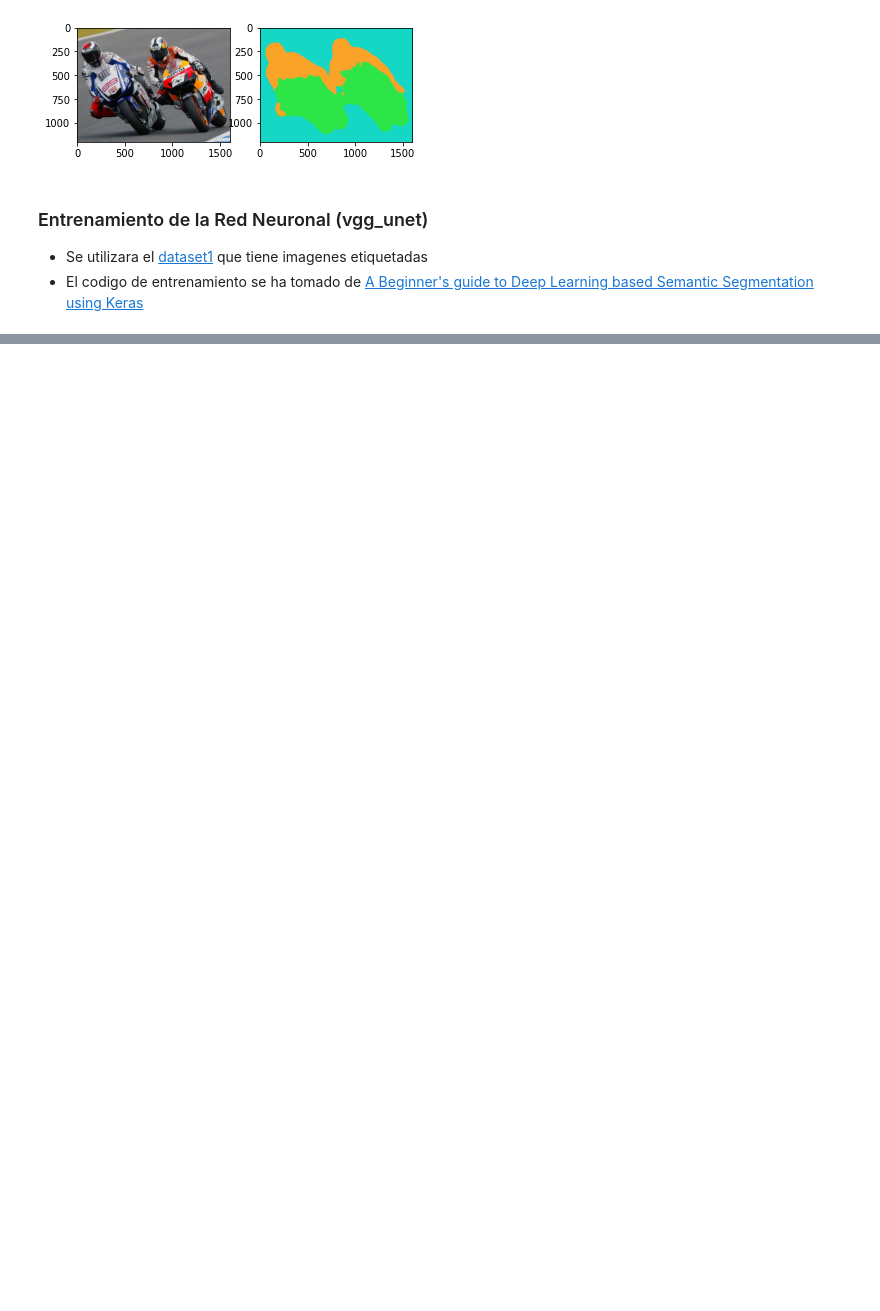
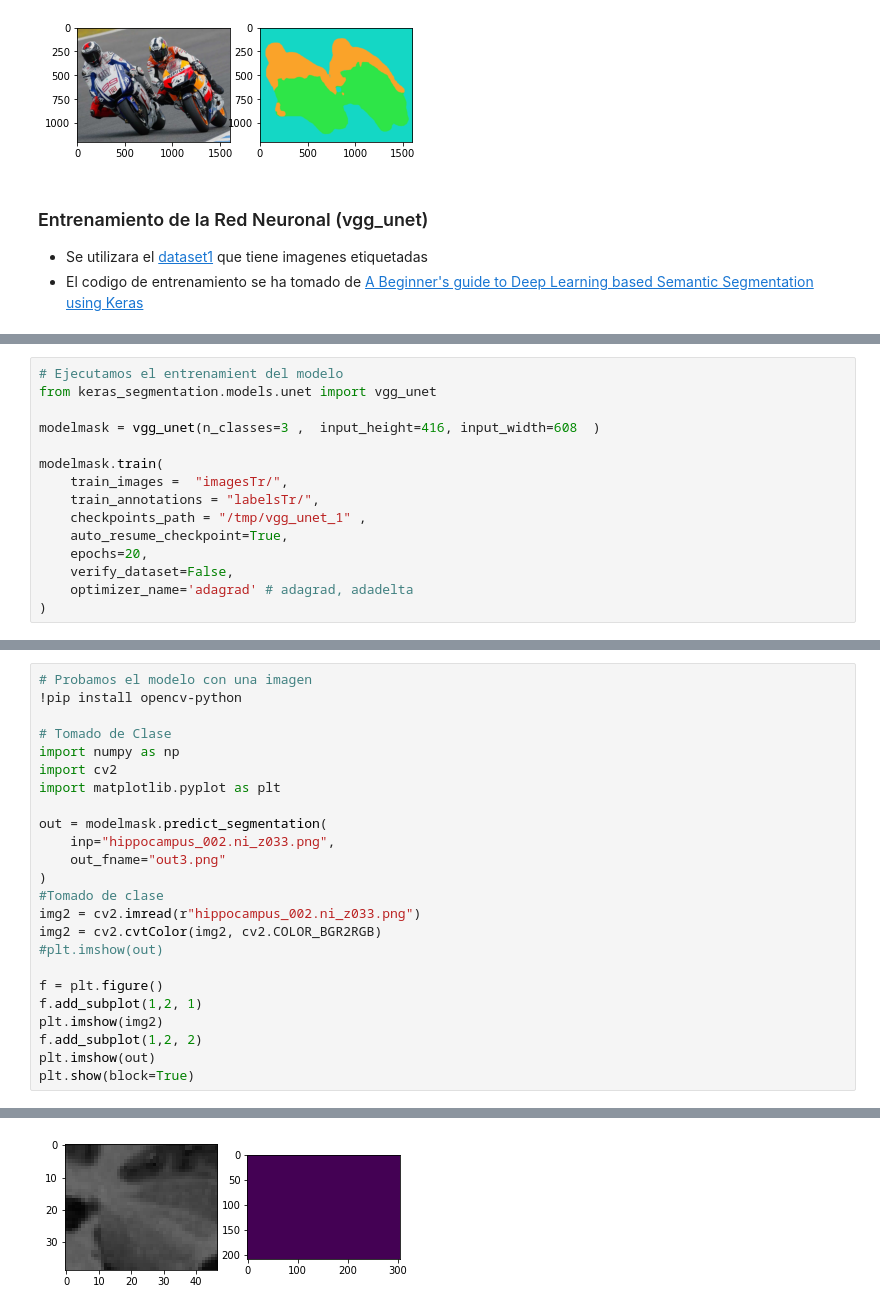
Before and after one commit to alexssanchez/unet-app-pucp, a Jupyter notebook: U_Net.ipynb, the cells around one changed output, grey strips where cells are left out. Drawn from its saved outputs; the diff is of its cells as text; blank space fills up the shorter version.

```diff
--- a/U_Net.ipynb
+++ b/U_Net.ipynb
@@ -184,0 +193,15 @@ print(model.evaluate_segmentation( inp_images_dir="dataset1/images_prepped_test/
+# %%
+# Ejecutamos el entrenamient del modelo
+from keras_segmentation.models.unet import vgg_unet
+
+modelmask = vgg_unet(n_classes=3 ,  input_height=416, input_width=608  )
+
+modelmask.train(
+    train_images =  "imagesTr/",
+    train_annotations = "labelsTr/",
+    checkpoints_path = "/tmp/vgg_unet_1" ,
+    auto_resume_checkpoint=True,
+    epochs=20,
+    verify_dataset=False,
+    optimizer_name='adagrad' # adagrad, adadelta
+)
@@ -184,0 +226,25 @@ print(model.evaluate_segmentation( inp_images_dir="dataset1/images_prepped_test/
+# %%
+# Probamos el modelo con una imagen
+!pip install opencv-python
+
+# Tomado de Clase
+import numpy as np
+import cv2
+import matplotlib.pyplot as plt
+
+out = modelmask.predict_segmentation(
+    inp="hippocampus_002.ni_z033.png",
+    out_fname="out3.png"
+)
+#Tomado de clase
+img2 = cv2.imread(r"hippocampus_002.ni_z033.png")
+img2 = cv2.cvtColor(img2, cv2.COLOR_BGR2RGB)
+#plt.imshow(out)
+
+f = plt.figure()
+f.add_subplot(1,2, 1)
+plt.imshow(img2)
+f.add_subplot(1,2, 2)
+plt.imshow(out)
+plt.show(block=True)
+# %% [output]
@@ -184,0 +253 @@ print(model.evaluate_segmentation( inp_images_dir="dataset1/images_prepped_test/
+[figure, added]
```
Also changed, not shown: parts of 15 cells of this notebook.
